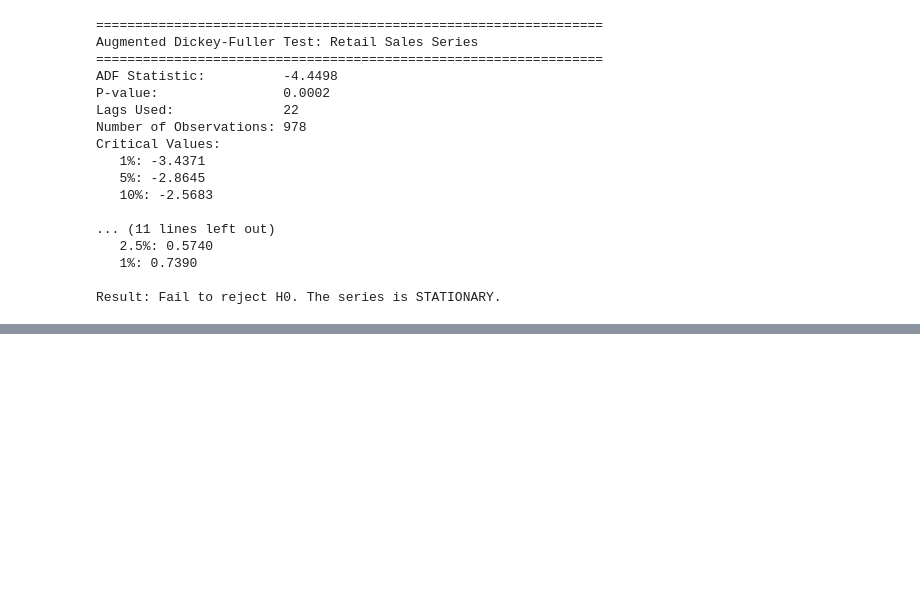
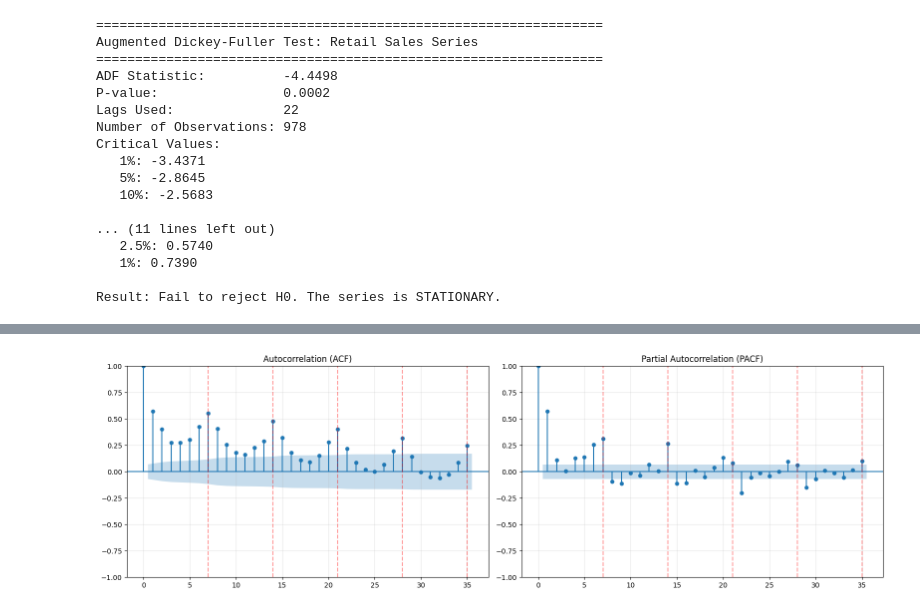
Before and after one commit to joaquinorradre/Time_Series_Assesment1, a Jupyter notebook: Assesment1.ipynb, the cells around one changed output, grey strips where cells are left out. Drawn from its saved outputs; the diff is of its cells as text; code cells hidden in the pictures; blank space fills up the shorter version.

```diff
--- a/Assesment1.ipynb
+++ b/Assesment1.ipynb
@@ -365,0 +572,28 @@ Result: Fail to reject H0. The series is STATIONARY.
+# %%
+import matplotlib.pyplot as plt
+from statsmodels.graphics.tsaplots import plot_acf, plot_pacf
+
+# ==============================================================================
+# 0. Visual Parameter Identification (ACF & PACF)
+# ==============================================================================
+# We use 35 lags to see at least 5 full weeks of seasonality (7 * 5 = 35)
+fig, axes = plt.subplots(1, 2, figsize=(16, 5))
+
+# Plot ACF: Good for identifying the Moving Average (q) and Seasonal MA (Q) terms
+# Slow decay in ACF usually suggests non-stationarity, but your tests already cleared this.
+plot_acf(y_train, ax=axes[0], lags=35, alpha=0.05, title='Autocorrelation (ACF)')
+axes[0].grid(True, alpha=0.3)
+
+# Plot PACF: Good for identifying the Auto-Regressive (p) and Seasonal AR (P) terms
+plot_pacf(y_train, ax=axes[1], lags=35, alpha=0.05, title='Partial Autocorrelation (PACF)', method='ywm')
+axes[1].grid(True, alpha=0.3)
+
+# Highlight seasonal lags (multiples of 7) to make them easier to spot
+for ax in axes:
+    for lag in [7, 14, 21, 28, 35]:
+        ax.axvline(x=lag, color='red', linestyle='--', alpha=0.4)
+
+plt.tight_layout()
+plt.show()
+# %% [output]
+[figure, added]
```
Also changed, not shown: parts of 40 cells of this notebook.
